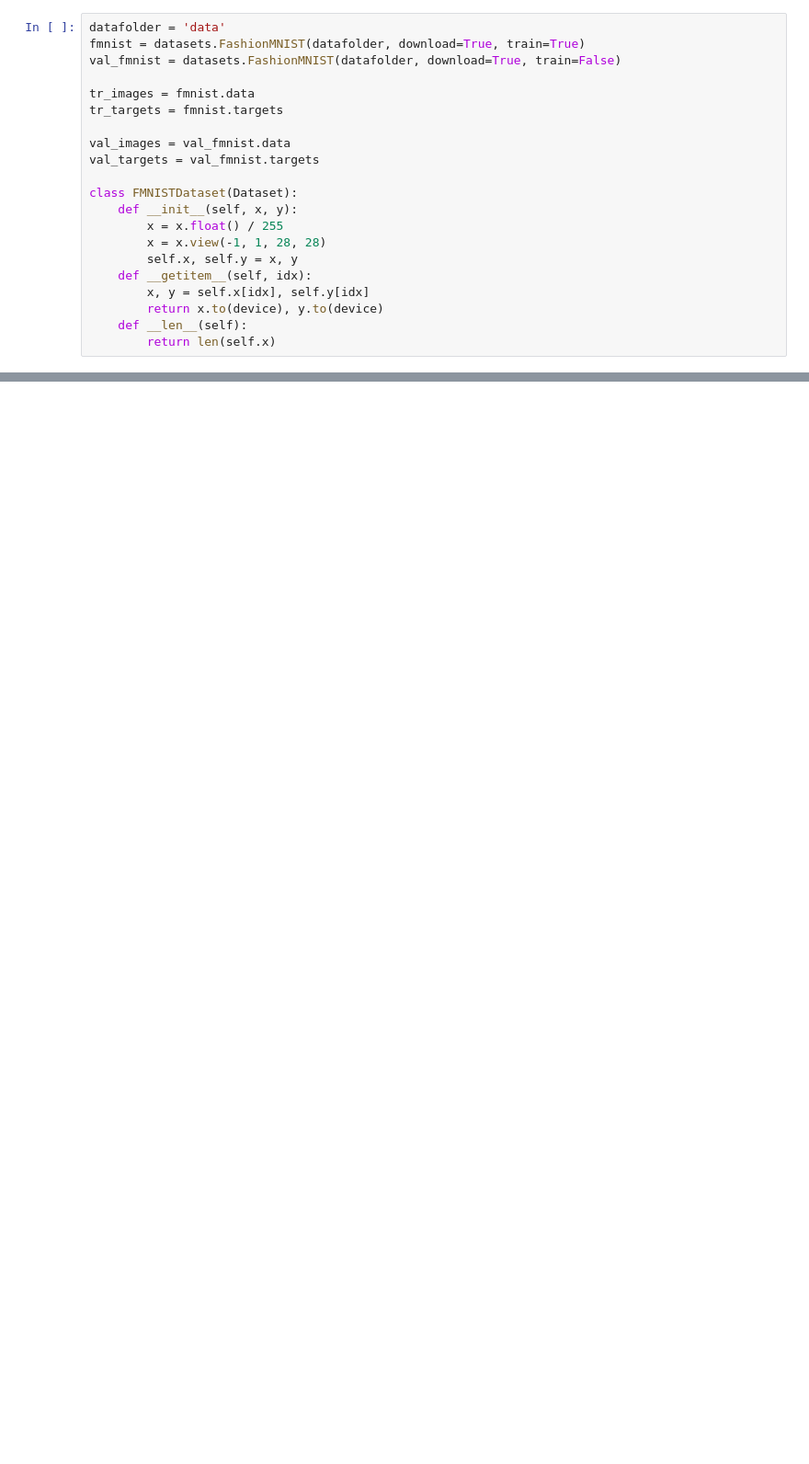
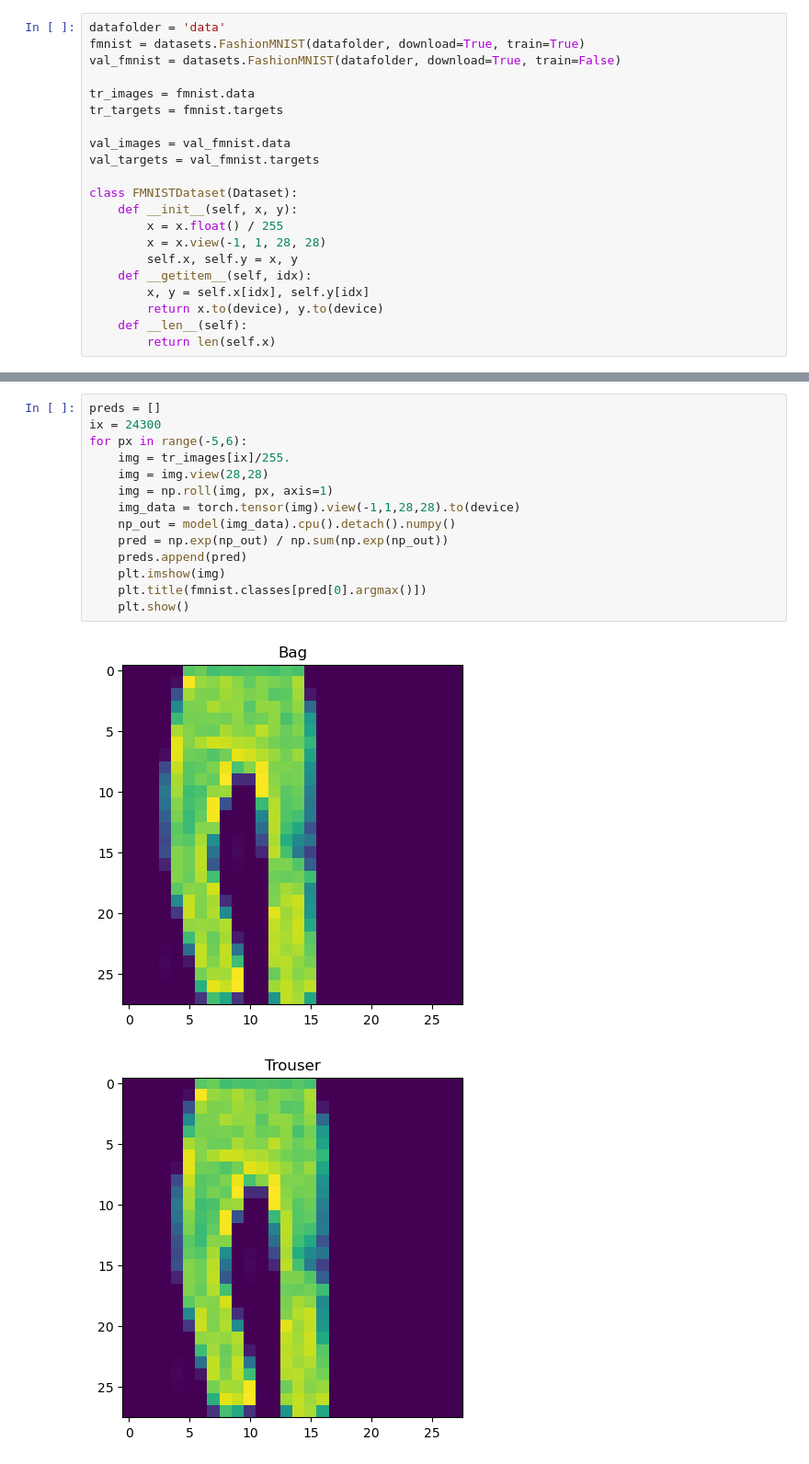
Before and after one commit to max-ai4res/ParkRadar, a Jupyter notebook: C4-CNN-classify images-p186.ipynb, the cells around one changed output, grey strips where cells are left out. Shown at 92% size. Drawn from its saved outputs; the diff is of its cells as text; blank space fills up the shorter version.

```diff
--- a/C4-CNN-classify images-p186.ipynb
+++ b/C4-CNN-classify images-p186.ipynb
@@ -151,0 +188,17 @@ ModuleNotFoundError: No module named 'ai4res_utils'
+# %%
+preds = []
+ix = 24300
+for px in range(-5,6):
+    img = tr_images[ix]/255.
+    img = img.view(28,28)
+    img = np.roll(img, px, axis=1)
+    img_data = torch.tensor(img).view(-1,1,28,28).to(device)
+    np_out = model(img_data).cpu().detach().numpy()
+    pred = np.exp(np_out) / np.sum(np.exp(np_out))
+    preds.append(pred)
+    plt.imshow(img)
+    plt.title(fmnist.classes[pred[0].argmax()])
+    plt.show()
+# %% [output]
+[figure, added]
+[figure, added]
```
Also changed, not shown: parts of 7 cells of this notebook, 1 other file.
